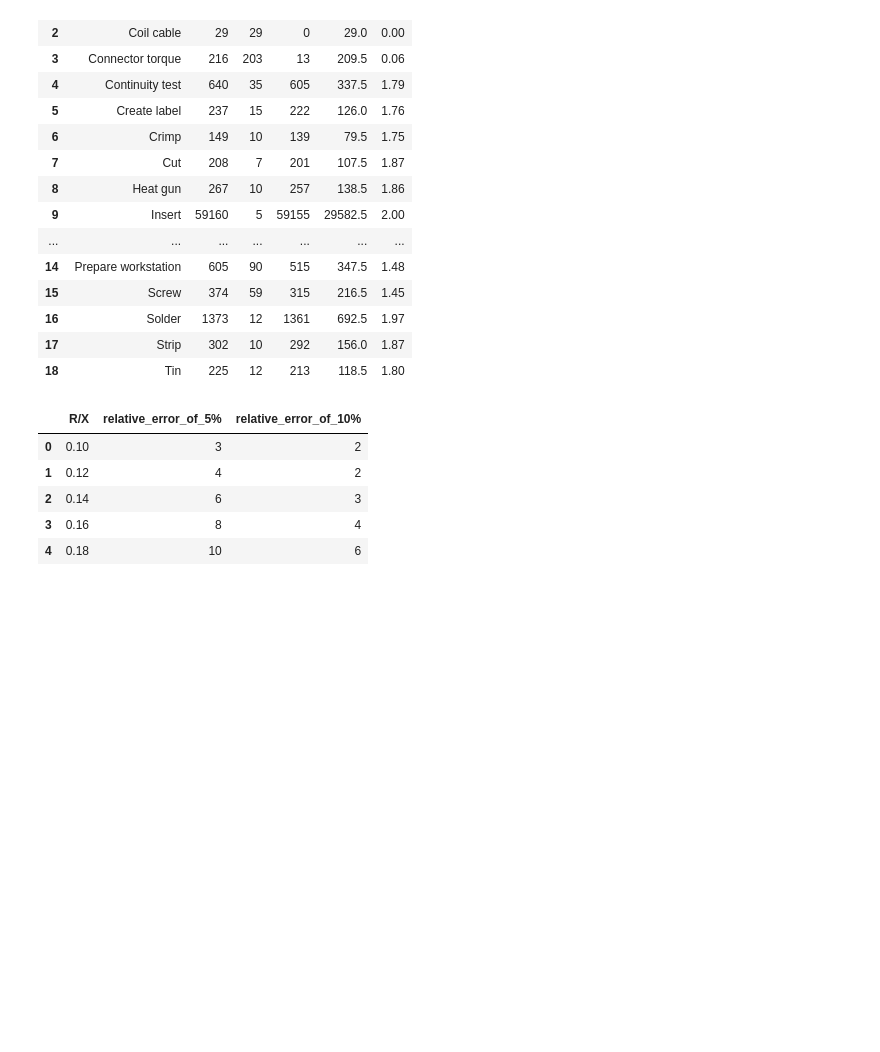
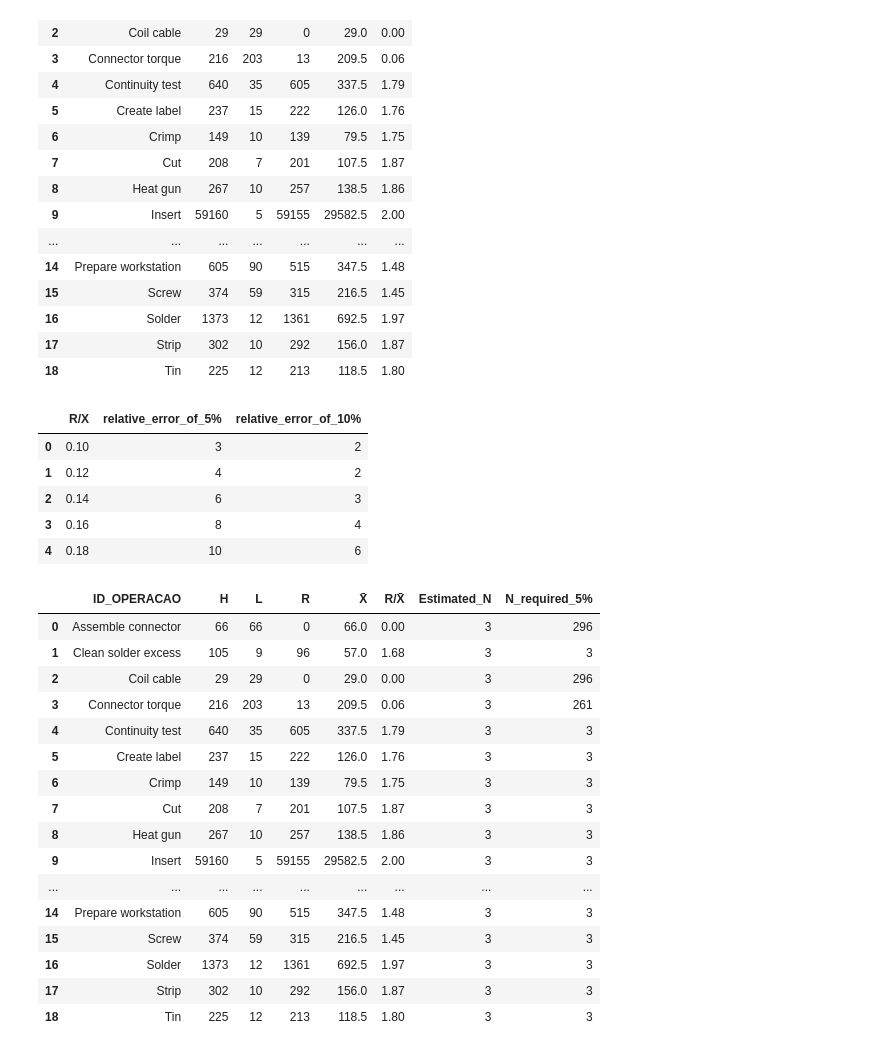
Before and after one commit to sarahbraia/dissertation_methodology_analysis_ITA, a Jupyter notebook: dissertation_methodology_analysis.ipynb, the cells around one changed output. Saved outputs shown, nothing was run; the diff lists cells and outputs as text; code cells hidden in the pictures; blank space fills up the shorter version.

```diff
--- a/dissertation_methodology_analysis.ipynb
+++ b/dissertation_methodology_analysis.ipynb
@@ -213,3 +237,33 @@ table_relative_error_df.head()
 | 2 | 0.14 | 6 | 3 |
 | 3 | 0.16 | 8 | 4 |
 | 4 | 0.18 | 10 | 6 |
+# %%
+# Função para encontrar o valor mais próximo em 'R/X' da tabela e retornar 'relative_error_of_5%'
+def get_nearest_relative_error(r_x_value):
+    diff = abs(table_relative_error_df['R/X'] - (1 - r_x_value))
+    nearest_index = diff.idxmin()
+    return table_relative_error_df.loc[nearest_index, 'relative_error_of_5%']
+
+# Aplicar a função ao analysis_df
+analysis_df['N_required_5%'] = analysis_df['R/X̄'].apply(get_nearest_relative_error)
+
+# Exibe o resultado
+display(analysis_df)
+# %% [output]
+|  | ID_OPERACAO | H | L | R | X̄ | R/X̄ | Estimated_N | N_required_5% |
+| 0 | Assemble connector | 66 | 66 | 0 | 66.0 | 0.00 | 3 | 296 |
+| 1 | Clean solder excess | 105 | 9 | 96 | 57.0 | 1.68 | 3 | 3 |
+| 2 | Coil cable | 29 | 29 | 0 | 29.0 | 0.00 | 3 | 296 |
+| 3 | Connector torque | 216 | 203 | 13 | 209.5 | 0.06 | 3 | 261 |
+| 4 | Continuity test | 640 | 35 | 605 | 337.5 | 1.79 | 3 | 3 |
+| 5 | Create label | 237 | 15 | 222 | 126.0 | 1.76 | 3 | 3 |
+| 6 | Crimp | 149 | 10 | 139 | 79.5 | 1.75 | 3 | 3 |
+| 7 | Cut | 208 | 7 | 201 | 107.5 | 1.87 | 3 | 3 |
+| 8 | Heat gun | 267 | 10 | 257 | 138.5 | 1.86 | 3 | 3 |
+| 9 | Insert | 59160 | 5 | 59155 | 29582.5 | 2.00 | 3 | 3 |
+| ... | ... | ... | ... | ... | ... | ... | ... | ... |
+| 14 | Prepare workstation | 605 | 90 | 515 | 347.5 | 1.48 | 3 | 3 |
+| 15 | Screw | 374 | 59 | 315 | 216.5 | 1.45 | 3 | 3 |
+| 16 | Solder | 1373 | 12 | 1361 | 692.5 | 1.97 | 3 | 3 |
+| 17 | Strip | 302 | 10 | 292 | 156.0 | 1.87 | 3 | 3 |
+| 18 | Tin | 225 | 12 | 213 | 118.5 | 1.80 | 3 | 3 |
```
Also changed, not shown: parts of 2 cells of this notebook.
